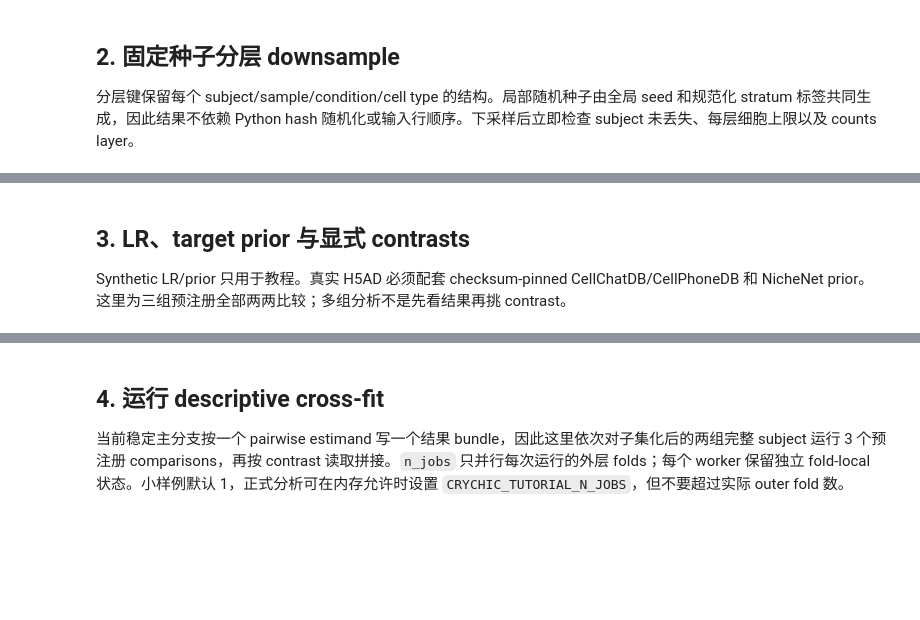
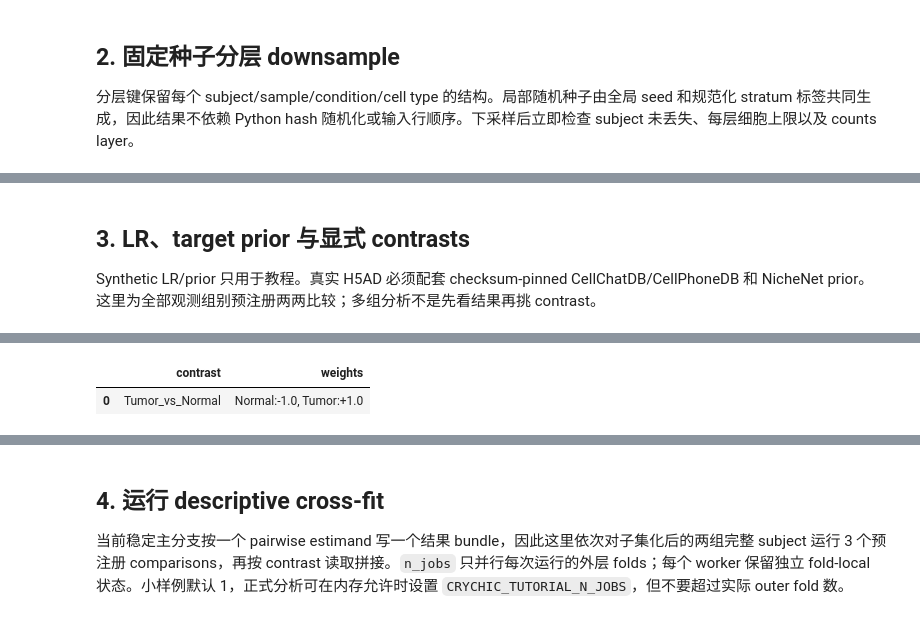
Before and after one commit to kehangzhang/CRYCHIC, a Jupyter notebook: tutorials/multigroup_differential_communication.ipynb, the cells around one changed output, grey strips where cells are left out. Saved outputs shown, nothing was run; the diff lists cells and outputs as text; code cells hidden in the pictures; blank space fills up the shorter version.

```diff
--- a/tutorials/multigroup_differential_communication.ipynb
+++ b/tutorials/multigroup_differential_communication.ipynb
@@ -245,8 +335,9 @@ support_by_group
 # %% [markdown]
 ## 3. LR、target prior 与显式 contrasts
 
-Synthetic LR/prior 只用于教程。真实 H5AD 必须配套 checksum-pinned CellChatDB/CellPhoneDB 和 NicheNet prior。这里为三组预注册全部两两比较；多组分析不是先看结果再挑 contrast。
+Synthetic LR/prior 只用于教程。真实 H5AD 必须配套 checksum-pinned CellChatDB/CellPhoneDB 和 NicheNet prior。这里为全部观测组别预注册两两比较；多组分析不是先看结果再挑 contrast。
 # %%
+%%time
 def tutorial_interaction(
     interaction_id: str, ligand: str, receptor: str
 ) -> Interaction:
@@ -313,6 +404,54 @@ def tutorial_resources() -> tuple[ResourceBundle, TargetPrior]:
     return bundle, prior
 
 
+def tutorial_resource_subset(
+    bundle: ResourceBundle, *, max_interactions: int | None
+) -> ResourceBundle:
+    if max_interactions is None or len(bundle.interactions) <= max_interactions:
+        return bundle
+    if max_interactions < 1:
+        raise ValueError("CRYCHIC_TUTORIAL_MAX_INTERACTIONS must be >=1 or none")
+    ranked = sorted(
+        bundle.interactions,
+        key=lambda item: hashlib.sha256(
+            f"{SEED}|{item.interaction_id}".encode("utf-8")
+        ).hexdigest(),
+    )
+    selected = tuple(ranked[:max_interactions])
+    mapped_genes = {
+        gene
+        for interaction in selected
+        for gene in (*interaction.ligand_subunits, *interaction.receptor_subunits)
+    }
+    selection_digest = hashlib.sha256(
+        (
+            bundle.manifest_digest
+            + "|"
+            + "|".join(sorted(item.interaction_id for item in selected))
+        ).encode("utf-8")
+    ).hexdigest()
+    return ResourceBundle(
+        resource_id=f"{bundle.resource_id}_tutorial_subset_{max_interactions}",
+        version=bundle.version,
+        species=bundle.species,
+        gene_namespace=bundle.gene_namespace,
+        interactions=selected,
+        mapping_report=MappingReport(
+            source_rows=bundle.mapping_report.source_rows,
+            loaded_rows=len(selected),
+            mapped_entities=len(mapped_genes),
+            notes=(
+                *bundle.mapping_report.notes,
+                f"tutorial_seeded_hash_subset={max_interactions}",
+            ),
+        ),
+        manifest_digest=selection_digest,
+        source_files=bundle.source_files,
+        license=bundle.license,
+        citation=bundle.citation,
+    )
+
+
 if USE_SYNTHETIC_PARENT:
     lr_resource, target_prior = tutorial_resources()
     resource_origin = "embedded_synthetic_contracts"
@@ -328,7 +467,18 @@ else:
             "CRYCHIC_LR_RESOURCE must be cellchat or cellphonedb"
         )
     target_prior = crychic.load_nichenet_target_prior(DATABASE_ROOT)
-    resource_origin = f"checksum_pinned_{LR_RESOURCE}_and_nichenet"
+    full_interaction_count = len(lr_resource.interactions)
+    lr_resource = tutorial_resource_subset(
+        lr_resource, max_interactions=MAX_INTERACTIONS
+    )
+    subset_label = (
+        "full"
+        if len(lr_resource.interactions) == full_interaction_count
+        else f"seeded_subset_{len(lr_resource.interactions)}"
+    )
+    resource_origin = (
+        f"checksum_pinned_{LR_RESOURCE}_{subset_label}_and_nichenet"
+    )
 
 contrasts = tuple(
     balanced_contrast(
@@ -358,3 +508,4 @@ print(
     f"resource_origin={resource_origin}; contrasts={len(contrasts)}"
 )
 contrast_plan
+# %% [output]
@@ -361 +515,3 @@ contrast_plan
+|  | contrast | weights |
+| 0 | Tumor_vs_Normal | Normal:-1.0, Tumor:+1.0 |
 # %%
```
Also changed, not shown: parts of 11 cells of this notebook, 2 other files.
